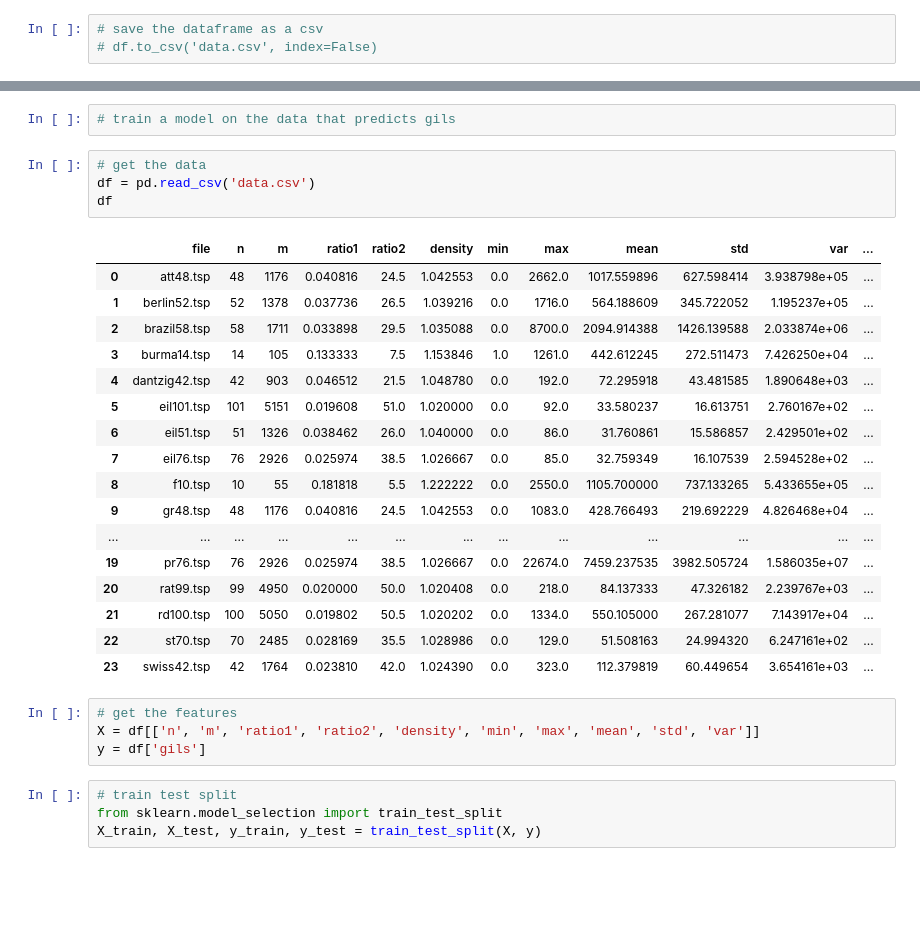
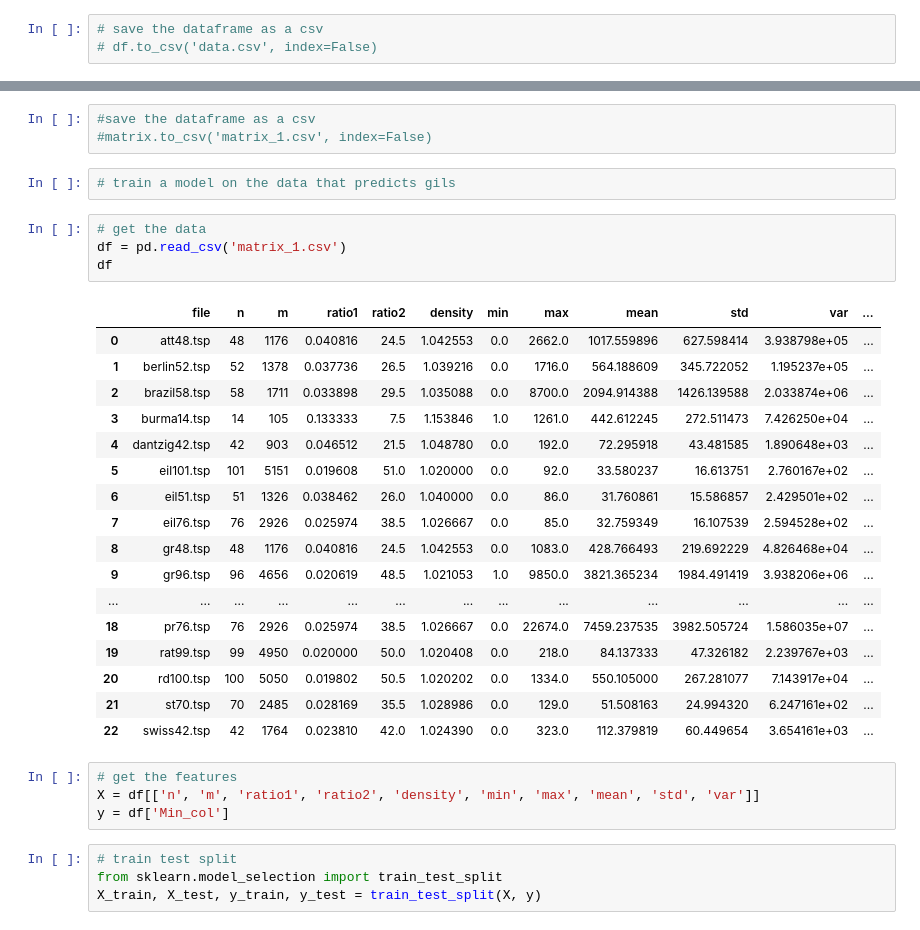
Before and after one commit to FabianBB/TRP, a Jupyter notebook: mltest.ipynb, the cells around one changed output, grey strips where cells are left out. Saved outputs shown, nothing was run; the diff lists cells and outputs as text; blank space fills up the shorter version.

```diff
--- a/mltest.ipynb
+++ b/mltest.ipynb
@@ -161,31 +354,34 @@ df
+# %%
+#save the dataframe as a csv
+#matrix.to_csv('matrix_1.csv', index=False)
 # %%
 # train a model on the data that predicts gils
 # %%
 # get the data
-df = pd.read_csv('data.csv')
+df = pd.read_csv('matrix_1.csv')
 df
 # %% [output]
 |  | file | n | m | ratio1 | ratio2 | density | min | max | mean | std | var | ... |
 | 0 | att48.tsp | 48 | 1176 | 0.040816 | 24.5 | 1.042553 | 0.0 | 2662.0 | 1017.559896 | 627.598414 | 3.938798e+05 | ... |
 | 1 | berlin52.tsp | 52 | 1378 | 0.037736 | 26.5 | 1.039216 | 0.0 | 1716.0 | 564.188609 | 345.722052 | 1.195237e+05 | ... |
 | 2 | brazil58.tsp | 58 | 1711 | 0.033898 | 29.5 | 1.035088 | 0.0 | 8700.0 | 2094.914388 | 1426.139588 | 2.033874e+06 | ... |
 | 3 | burma14.tsp | 14 | 105 | 0.133333 | 7.5 | 1.153846 | 1.0 | 1261.0 | 442.612245 | 272.511473 | 7.426250e+04 | ... |
 | 4 | dantzig42.tsp | 42 | 903 | 0.046512 | 21.5 | 1.048780 | 0.0 | 192.0 | 72.295918 | 43.481585 | 1.890648e+03 | ... |
 | 5 | eil101.tsp | 101 | 5151 | 0.019608 | 51.0 | 1.020000 | 0.0 | 92.0 | 33.580237 | 16.613751 | 2.760167e+02 | ... |
 | 6 | eil51.tsp | 51 | 1326 | 0.038462 | 26.0 | 1.040000 | 0.0 | 86.0 | 31.760861 | 15.586857 | 2.429501e+02 | ... |
 | 7 | eil76.tsp | 76 | 2926 | 0.025974 | 38.5 | 1.026667 | 0.0 | 85.0 | 32.759349 | 16.107539 | 2.594528e+02 | ... |
-| 8 | f10.tsp | 10 | 55 | 0.181818 | 5.5 | 1.222222 | 0.0 | 2550.0 | 1105.700000 | 737.133265 | 5.433655e+05 | ... |
-| 9 | gr48.tsp | 48 | 1176 | 0.040816 | 24.5 | 1.042553 | 0.0 | 1083.0 | 428.766493 | 219.692229 | 4.826468e+04 | ... |
+| 8 | gr48.tsp | 48 | 1176 | 0.040816 | 24.5 | 1.042553 | 0.0 | 1083.0 | 428.766493 | 219.692229 | 4.826468e+04 | ... |
+| 9 | gr96.tsp | 96 | 4656 | 0.020619 | 48.5 | 1.021053 | 1.0 | 9850.0 | 3821.365234 | 1984.491419 | 3.938206e+06 | ... |
 | ... | ... | ... | ... | ... | ... | ... | ... | ... | ... | ... | ... | ... |
-| 19 | pr76.tsp | 76 | 2926 | 0.025974 | 38.5 | 1.026667 | 0.0 | 22674.0 | 7459.237535 | 3982.505724 | 1.586035e+07 | ... |
-| 20 | rat99.tsp | 99 | 4950 | 0.020000 | 50.0 | 1.020408 | 0.0 | 218.0 | 84.137333 | 47.326182 | 2.239767e+03 | ... |
-| 21 | rd100.tsp | 100 | 5050 | 0.019802 | 50.5 | 1.020202 | 0.0 | 1334.0 | 550.105000 | 267.281077 | 7.143917e+04 | ... |
-| 22 | st70.tsp | 70 | 2485 | 0.028169 | 35.5 | 1.028986 | 0.0 | 129.0 | 51.508163 | 24.994320 | 6.247161e+02 | ... |
-| 23 | swiss42.tsp | 42 | 1764 | 0.023810 | 42.0 | 1.024390 | 0.0 | 323.0 | 112.379819 | 60.449654 | 3.654161e+03 | ... |
+| 18 | pr76.tsp | 76 | 2926 | 0.025974 | 38.5 | 1.026667 | 0.0 | 22674.0 | 7459.237535 | 3982.505724 | 1.586035e+07 | ... |
+| 19 | rat99.tsp | 99 | 4950 | 0.020000 | 50.0 | 1.020408 | 0.0 | 218.0 | 84.137333 | 47.326182 | 2.239767e+03 | ... |
+| 20 | rd100.tsp | 100 | 5050 | 0.019802 | 50.5 | 1.020202 | 0.0 | 1334.0 | 550.105000 | 267.281077 | 7.143917e+04 | ... |
+| 21 | st70.tsp | 70 | 2485 | 0.028169 | 35.5 | 1.028986 | 0.0 | 129.0 | 51.508163 | 24.994320 | 6.247161e+02 | ... |
+| 22 | swiss42.tsp | 42 | 1764 | 0.023810 | 42.0 | 1.024390 | 0.0 | 323.0 | 112.379819 | 60.449654 | 3.654161e+03 | ... |
 # %%
 # get the features
 X = df[['n', 'm', 'ratio1', 'ratio2', 'density', 'min', 'max', 'mean', 'std', 'var']]
-y = df['gils']
+y = df['Min_col']
 # %%
 # train test split
 from sklearn.model_selection import train_test_split
```
Also changed, not shown: parts of 23 cells of this notebook, 7 other files.
